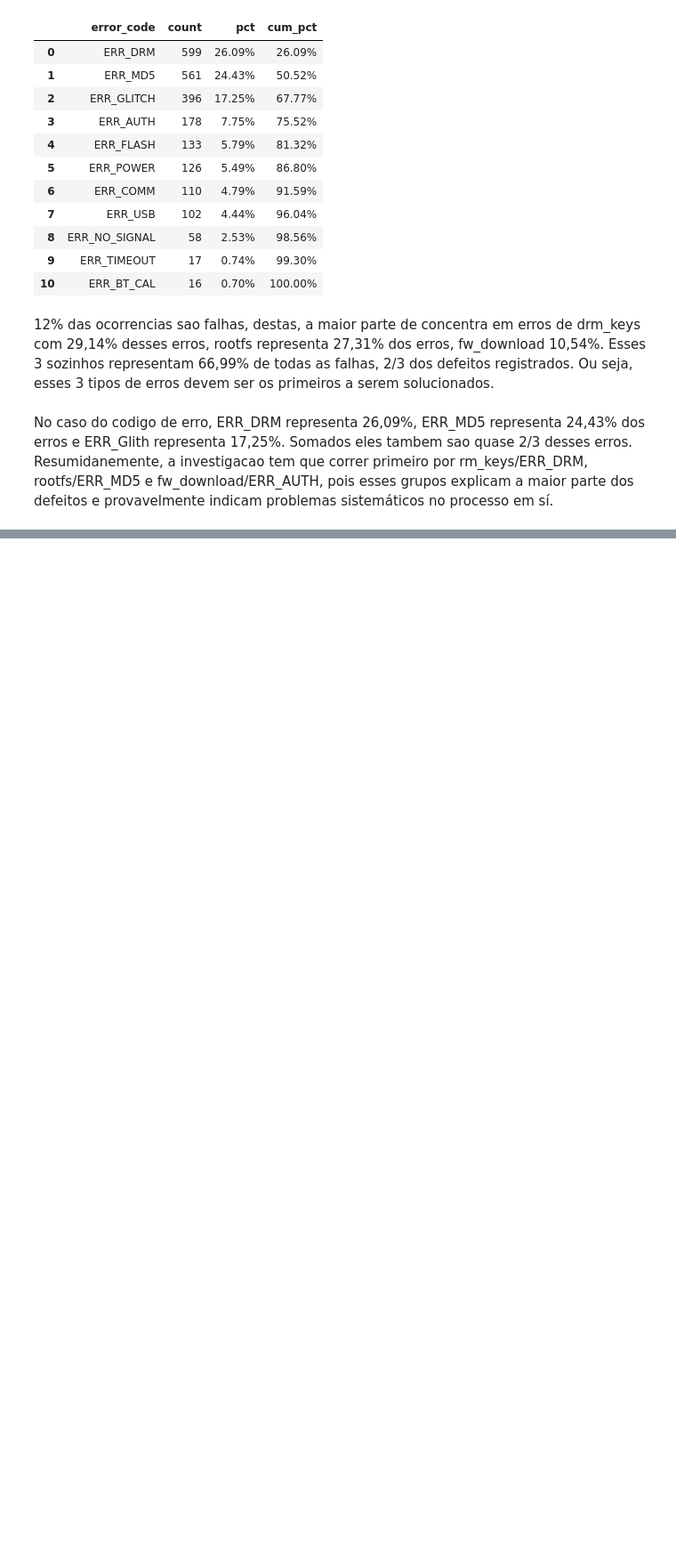
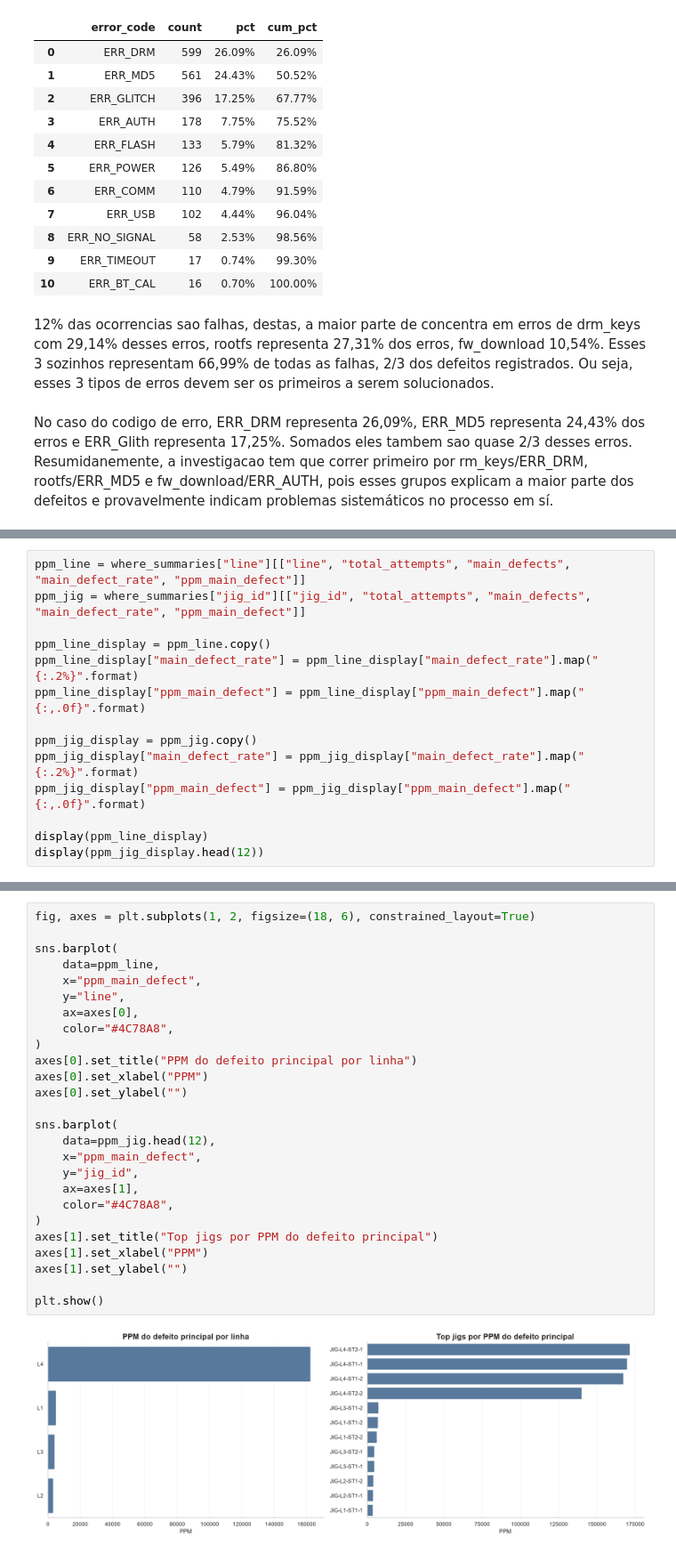
Before and after one commit to Messyas/Dashboard_de_Anomalias-AsyncTask, a Jupyter notebook: Notebooks/1-EDA.ipynb, the cells around one changed output, grey strips where cells are left out. Shown at 89% size. Saved outputs shown, nothing was run; the diff lists cells and outputs as text; blank space fills up the shorter version.

```diff
--- a/Notebooks/1-EDA.ipynb
+++ b/Notebooks/1-EDA.ipynb
@@ -273,0 +466,14 @@ No caso do codigo de erro, ERR_DRM representa 26,09%, ERR_MD5 representa 24,43%
+# %%
+ppm_line = where_summaries["line"][["line", "total_attempts", "main_defects", "main_defect_rate", "ppm_main_defect"]]
+ppm_jig = where_summaries["jig_id"][["jig_id", "total_attempts", "main_defects", "main_defect_rate", "ppm_main_defect"]]
+
+ppm_line_display = ppm_line.copy()
+ppm_line_display["main_defect_rate"] = ppm_line_display["main_defect_rate"].map("{:.2%}".format)
+ppm_line_display["ppm_main_defect"] = ppm_line_display["ppm_main_defect"].map("{:,.0f}".format)
+
+ppm_jig_display = ppm_jig.copy()
+ppm_jig_display["main_defect_rate"] = ppm_jig_display["main_defect_rate"].map("{:.2%}".format)
+ppm_jig_display["ppm_main_defect"] = ppm_jig_display["ppm_main_defect"].map("{:,.0f}".format)
+
+display(ppm_line_display)
+display(ppm_jig_display.head(12))
@@ -273,0 +499,28 @@ No caso do codigo de erro, ERR_DRM representa 26,09%, ERR_MD5 representa 24,43%
+# %%
+fig, axes = plt.subplots(1, 2, figsize=(18, 6), constrained_layout=True)
+
+sns.barplot(
+    data=ppm_line,
+    x="ppm_main_defect",
+    y="line",
+    ax=axes[0],
+    color="#4C78A8",
+)
+axes[0].set_title("PPM do defeito principal por linha")
+axes[0].set_xlabel("PPM")
+axes[0].set_ylabel("")
+
+sns.barplot(
+    data=ppm_jig.head(12),
+    x="ppm_main_defect",
+    y="jig_id",
+    ax=axes[1],
+    color="#4C78A8",
+)
+axes[1].set_title("Top jigs por PPM do defeito principal")
+axes[1].set_xlabel("PPM")
+axes[1].set_ylabel("")
+
+plt.show()
+# %% [output]
+[figure, added]
```
Also changed, not shown: parts of 14 cells of this notebook.
